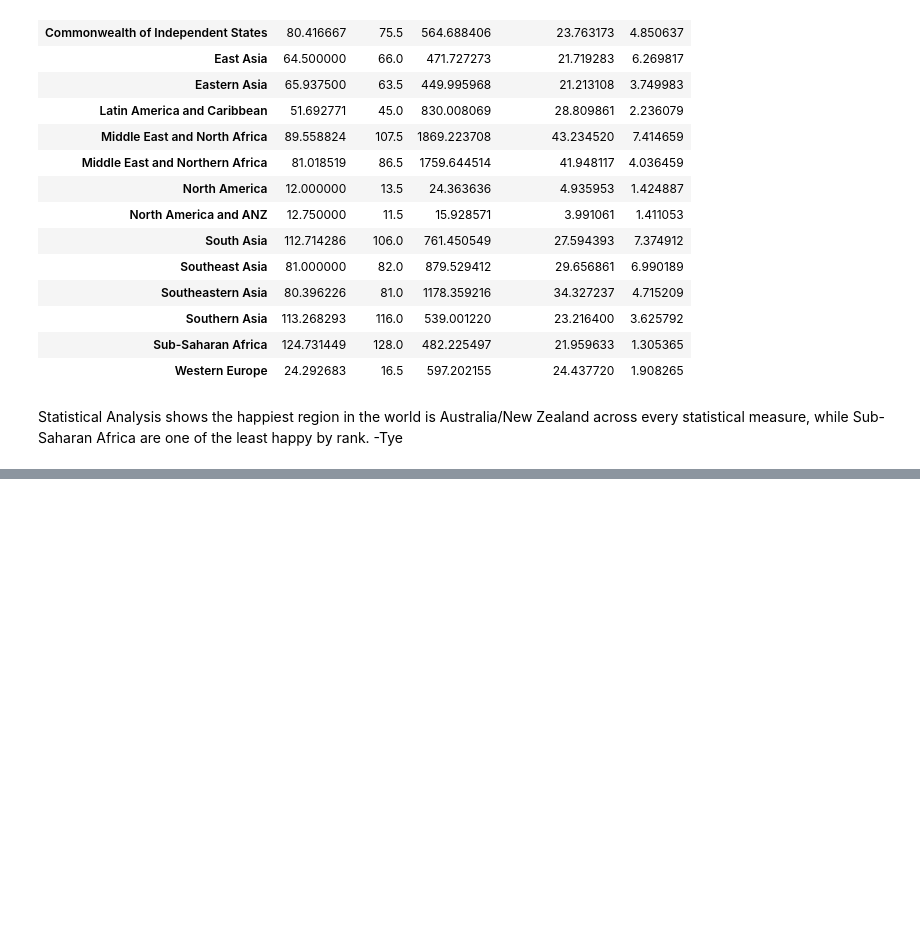
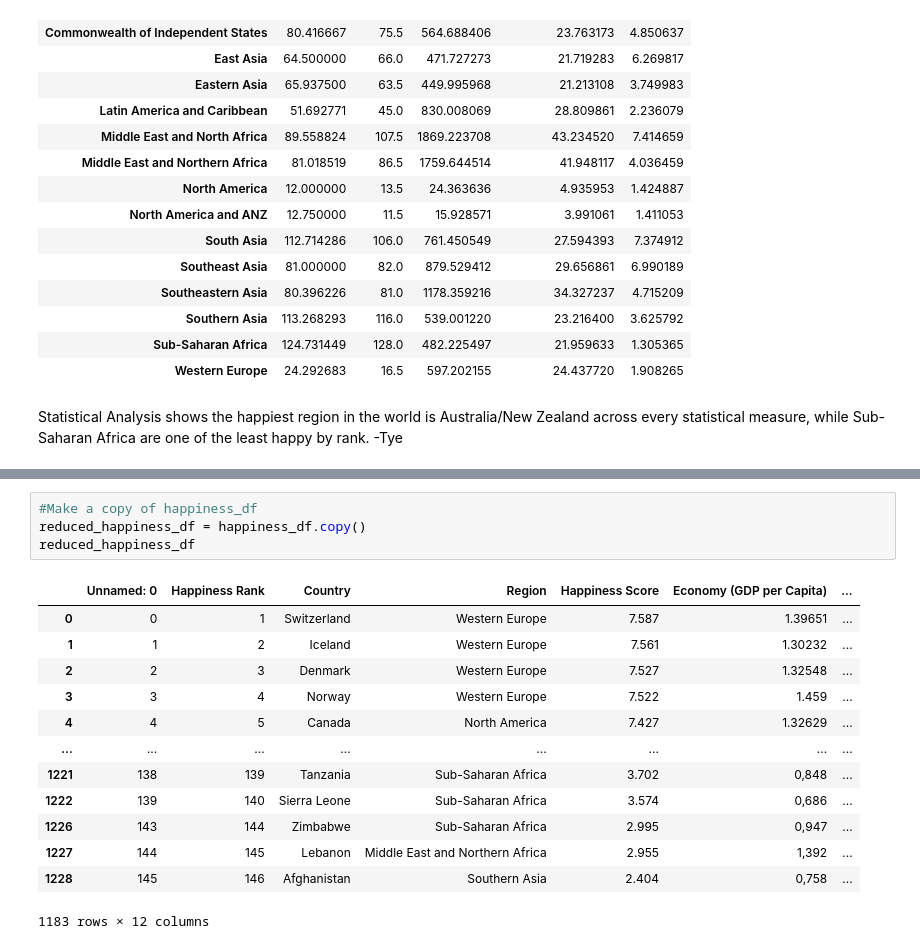
Before and after one commit to emily-curlin/Project1, a Jupyter notebook: world_happiness.ipynb, the cells around one changed output, grey strips where cells are left out. Cells and saved outputs as stored; diff of their text form; blank space fills up the shorter version.

```diff
--- a/world_happiness.ipynb
+++ b/world_happiness.ipynb
@@ -233,0 +290,18 @@ Statistical Analysis shows the happiest region in the world is Australia/New Zea
+# %%
+#Make a copy of happiness_df
+reduced_happiness_df = happiness_df.copy()
+reduced_happiness_df
+# %% [output]
+|  | Unnamed: 0 | Happiness Rank | Country | Region | Happiness Score | Economy (GDP per Capita) | ... |
+| 0 | 0 | 1 | Switzerland | Western Europe | 7.587 | 1.39651 | ... |
+| 1 | 1 | 2 | Iceland | Western Europe | 7.561 | 1.30232 | ... |
+| 2 | 2 | 3 | Denmark | Western Europe | 7.527 | 1.32548 | ... |
+| 3 | 3 | 4 | Norway | Western Europe | 7.522 | 1.459 | ... |
+| 4 | 4 | 5 | Canada | North America | 7.427 | 1.32629 | ... |
+| ... | ... | ... | ... | ... | ... | ... | ... |
+| 1221 | 138 | 139 | Tanzania | Sub-Saharan Africa | 3.702 | 0,848 | ... |
+| 1222 | 139 | 140 | Sierra Leone | Sub-Saharan Africa | 3.574 | 0,686 | ... |
+| 1226 | 143 | 144 | Zimbabwe | Sub-Saharan Africa | 2.995 | 0,947 | ... |
+| 1227 | 144 | 145 | Lebanon | Middle East and Northern Africa | 2.955 | 1,392 | ... |
+| 1228 | 145 | 146 | Afghanistan | Southern Asia | 2.404 | 0,758 | ... |
+1183 rows × 12 columns
```
Also changed, not shown: parts of 25 cells of this notebook.
